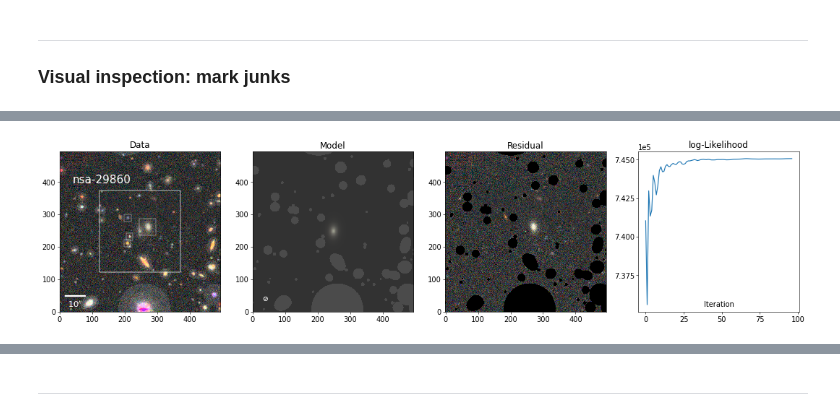
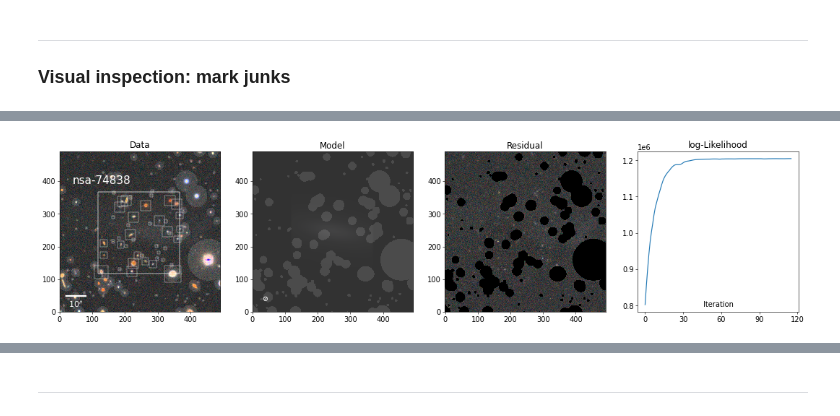
Before and after one commit to AstroJacobLi/kuaizi, a Jupyter notebook: diezi/scarlet_modeling/nsa_z002_004/UDG/UDG_sample_selection.ipynb, the cells around one changed output, grey strips where cells are left out. Cells and saved outputs as stored; diff of their text form; code cells hidden in the pictures.

Commit message:
make figures for paper

```diff
--- a/diezi/scarlet_modeling/nsa_z002_004/UDG/UDG_sample_selection.ipynb
+++ b/diezi/scarlet_modeling/nsa_z002_004/UDG/UDG_sample_selection.ipynb
@@ -125,5 +128,5 @@ Table length=1
 # %%
 method = 'spergel'
-Image.open(f'./Figure/nsa_z002_004/{method}/nsa-29860-zoomin-{method}.png')
+Image.open(f'./Figure/nsa_z002_004/{method}/nsa-74838-zoomin-{method}.png')
 # %% [output]
-[figure, old version]
+[figure, new version]
```
Also changed, not shown: parts of 19 cells of this notebook, 11 other files.
